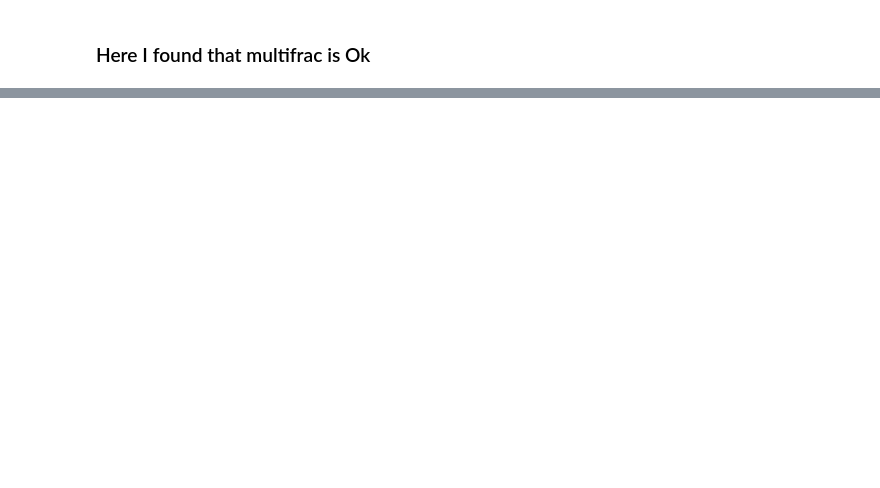
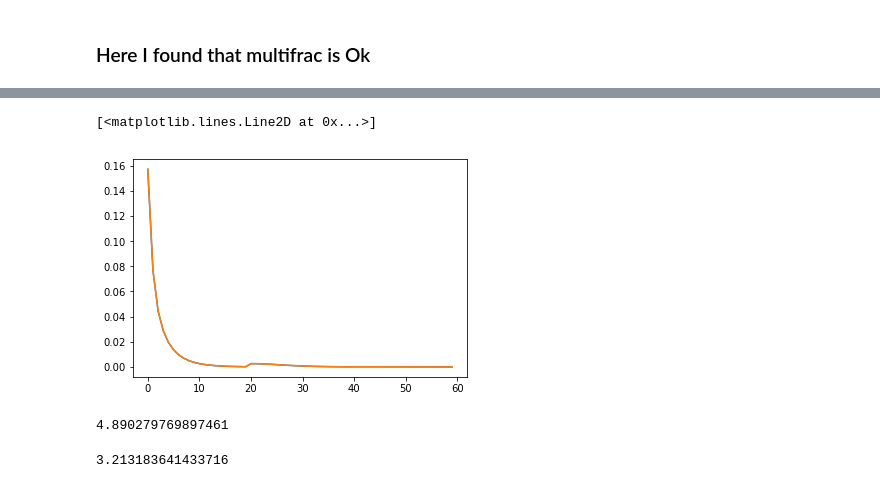
Before and after one commit to dmitrydi/pd_lapl, a Jupyter notebook: multifrac.ipynb, the cells around one changed output, grey strips where cells are left out. Saved outputs shown, nothing was run; the diff lists cells and outputs as text; code cells hidden in the pictures; blank space fills up the shorter version.

```diff
--- a/multifrac.ipynb
+++ b/multifrac.ipynb
@@ -314,0 +197,42 @@ print(time()-t1)
+# %%
+outer_bound = "infinite"
+top_bound = "imp"
+bottom_bound = "imp"
+wtype = "frac"
+n_stehf = 10
+xwd = 0.
+ywd = 0.
+N = 10
+
+params = {"nseg": N, "kx": 1., "ky": 1., "kz": 1., "omega": 1, "lambda": 1, "Fcd":10, "ref_length":1.,
+         "z_ref_length": 1}
+dyd = 1.
+xws = np.array([0., 0., 0.])
+yws = np.array([dyd, 0., -dyd])
+nwells = 3
+mf = Multifrac(nwells, xws, yws, outer_bound, top_bound, bottom_bound, params, n_stehf)
+mf_lapl = mf.lapl_well
+# %%
+s = 7
+old_green = mf_lapl.get_green_matrix(s)
+# %%
+from new_struct.well import Well as NewWell
+outer_bound = "inf"
+top_bound = "imp"
+bottom_bound = "imp"
+wtype = "frac"
+nseg = 10
+nwells = 3
+xwds = [0, 0, 0]
+ywds = [-1, 0, 1]
+x_lengths = 1
+xed = None
+yed = None
+zwds = None
+hd = None
+mf_well_new = NewWell(outer_bound, top_bound, bottom_bound,
+                    wtype, nseg, nwells, xwds, ywds, attrs = {"Fcd": 10})
+mf_lapl_new = mf_well_new.lapl_well
+# %%
+mf_lapl_new.recalc(s)
+new_green = mf_lapl_new.green_matrix[:-1,1:]
@@ -314,0 +275,6 @@ print(time()-t1)
+# %%
+plt.plot(old_green[0,:])
+plt.plot(new_green[0,:])
+# %% [output]
+[<matplotlib.lines.Line2D at 0x...>]
+[figure, added]
@@ -314,0 +285,16 @@ print(time()-t1)
+# %%
+p_old = []
+t1 =time()
+for t in ts:
+    p_old.append(mf.get_pw(t))
+print(time()-t1)
+# %% [output]
+4.890279769897461
+# %%
+p_new = []
+t1 = time()
+for t in ts:
+    p_new.append(mf_well_new.pw(t))
+print(time()-t1)
+# %% [output]
+3.213183641433716
```
Also changed, not shown: parts of 38 cells of this notebook, 15 other files.
